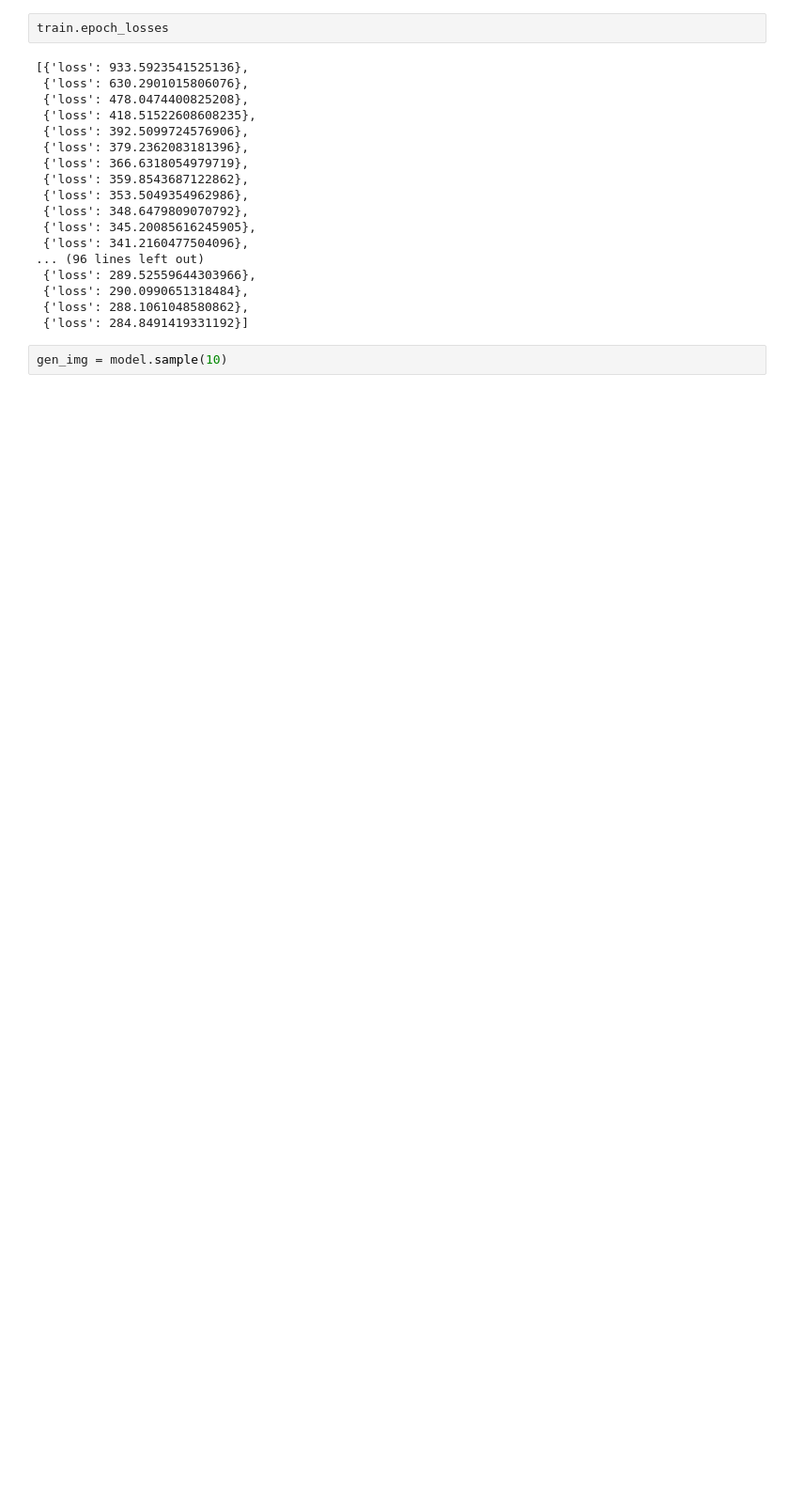
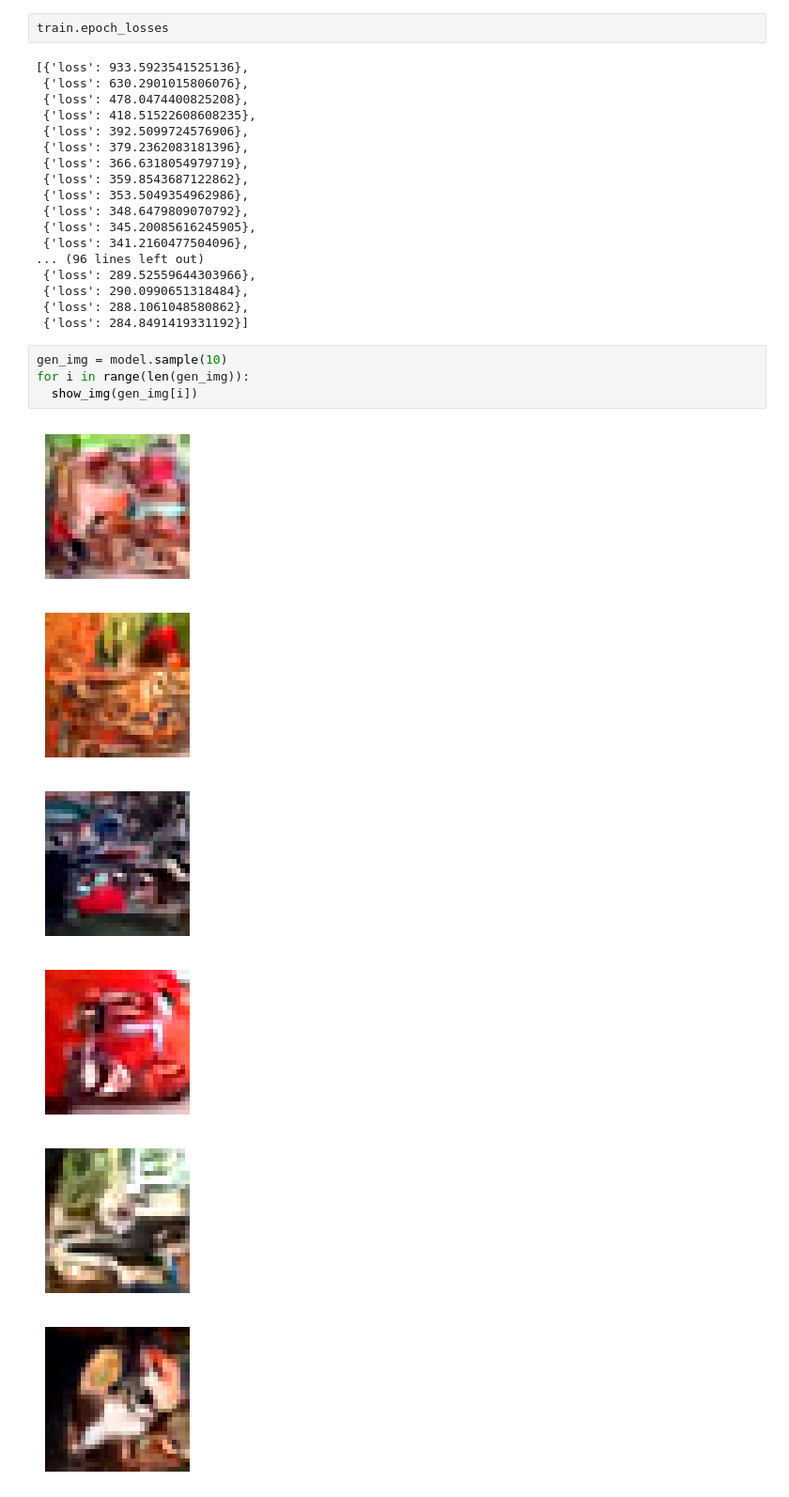
Before and after one commit to azhgh22/Comparative-analysis-of-Generative-models-on-CIFAR-10, a Jupyter notebook: experiments/train_ncns_achi.ipynb, the cells around one changed output. Shown at 94% size. Cells and saved outputs as stored; diff of their text form; blank space fills up the shorter version.

```diff
--- a/experiments/train_ncns_achi.ipynb
+++ b/experiments/train_ncns_achi.ipynb
@@ -124,3 +124,12 @@ train.epoch_losses
  {'loss': 284.8491419331192}]
 # %%
 gen_img = model.sample(10)
+for i in range(len(gen_img)):
+  show_img(gen_img[i])
+# %% [output]
+[figure, added]
+[figure, added]
+[figure, added]
+[figure, added]
+[figure, added]
+[figure, added]
```
Also changed, not shown: parts of 4 cells of this notebook.
